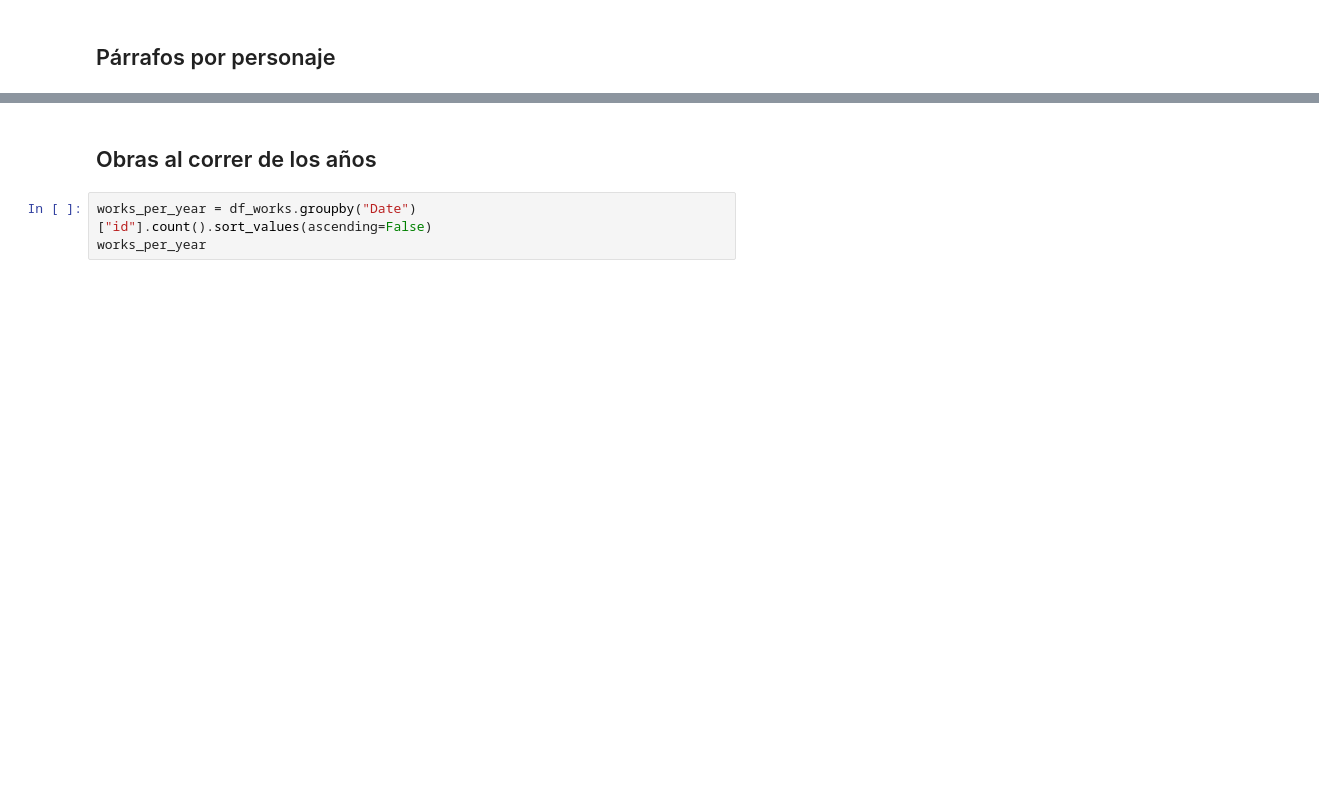
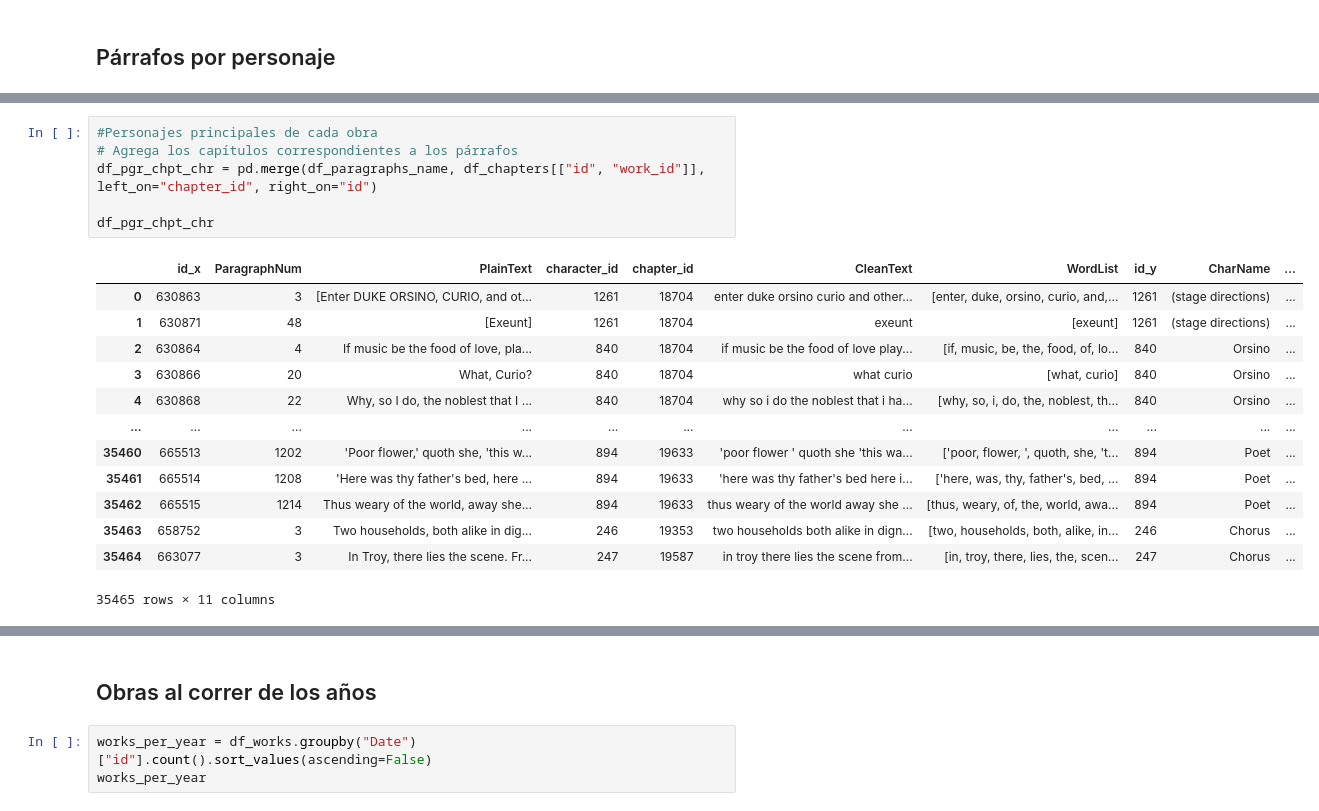
Before and after one commit to luchymd89/introcd, a Jupyter notebook: Tarea_1/shakespeare_propuesta.ipynb, the cells around one changed output, grey strips where cells are left out. Saved outputs shown, nothing was run; the diff lists cells and outputs as text; blank space fills up the shorter version.

```diff
--- a/Tarea_1/shakespeare_propuesta.ipynb
+++ b/Tarea_1/shakespeare_propuesta.ipynb
@@ -450,0 +447,20 @@ Name: id_x, Length: 925, dtype: int64
+# %%
+#Personajes principales de cada obra
+# Agrega los capítulos correspondientes a los párrafos
+df_pgr_chpt_chr = pd.merge(df_paragraphs_name, df_chapters[["id", "work_id"]], left_on="chapter_id", right_on="id")
+
+df_pgr_chpt_chr
+# %% [output]
+|  | id_x | ParagraphNum | PlainText | character_id | chapter_id | CleanText | WordList | id_y | CharName | ... |
+| 0 | 630863 | 3 | [Enter DUKE ORSINO, CURIO, and ot... | 1261 | 18704 | enter duke orsino curio and other... | [enter, duke, orsino, curio, and,... | 1261 | (stage directions) | ... |
+| 1 | 630871 | 48 | [Exeunt] | 1261 | 18704 | exeunt | [exeunt] | 1261 | (stage directions) | ... |
+| 2 | 630864 | 4 | If music be the food of love, pla... | 840 | 18704 | if music be the food of love play... | [if, music, be, the, food, of, lo... | 840 | Orsino | ... |
+| 3 | 630866 | 20 | What, Curio? | 840 | 18704 | what curio | [what, curio] | 840 | Orsino | ... |
+| 4 | 630868 | 22 | Why, so I do, the noblest that I ... | 840 | 18704 | why so i do the noblest that i ha... | [why, so, i, do, the, noblest, th... | 840 | Orsino | ... |
+| ... | ... | ... | ... | ... | ... | ... | ... | ... | ... | ... |
+| 35460 | 665513 | 1202 | 'Poor flower,' quoth she, 'this w... | 894 | 19633 | 'poor flower ' quoth she 'this wa... | ['poor, flower, ', quoth, she, 't... | 894 | Poet | ... |
+| 35461 | 665514 | 1208 | 'Here was thy father's bed, here ... | 894 | 19633 | 'here was thy father's bed here i... | ['here, was, thy, father's, bed, ... | 894 | Poet | ... |
+| 35462 | 665515 | 1214 | Thus weary of the world, away she... | 894 | 19633 | thus weary of the world away she ... | [thus, weary, of, the, world, awa... | 894 | Poet | ... |
+| 35463 | 658752 | 3 | Two households, both alike in dig... | 246 | 19353 | two households both alike in dign... | [two, households, both, alike, in... | 246 | Chorus | ... |
+| 35464 | 663077 | 3 | In Troy, there lies the scene. Fr... | 247 | 19587 | in troy there lies the scene from... | [in, troy, there, lies, the, scen... | 247 | Chorus | ... |
+35465 rows × 11 columns
```
Also changed, not shown: parts of 23 cells of this notebook.
